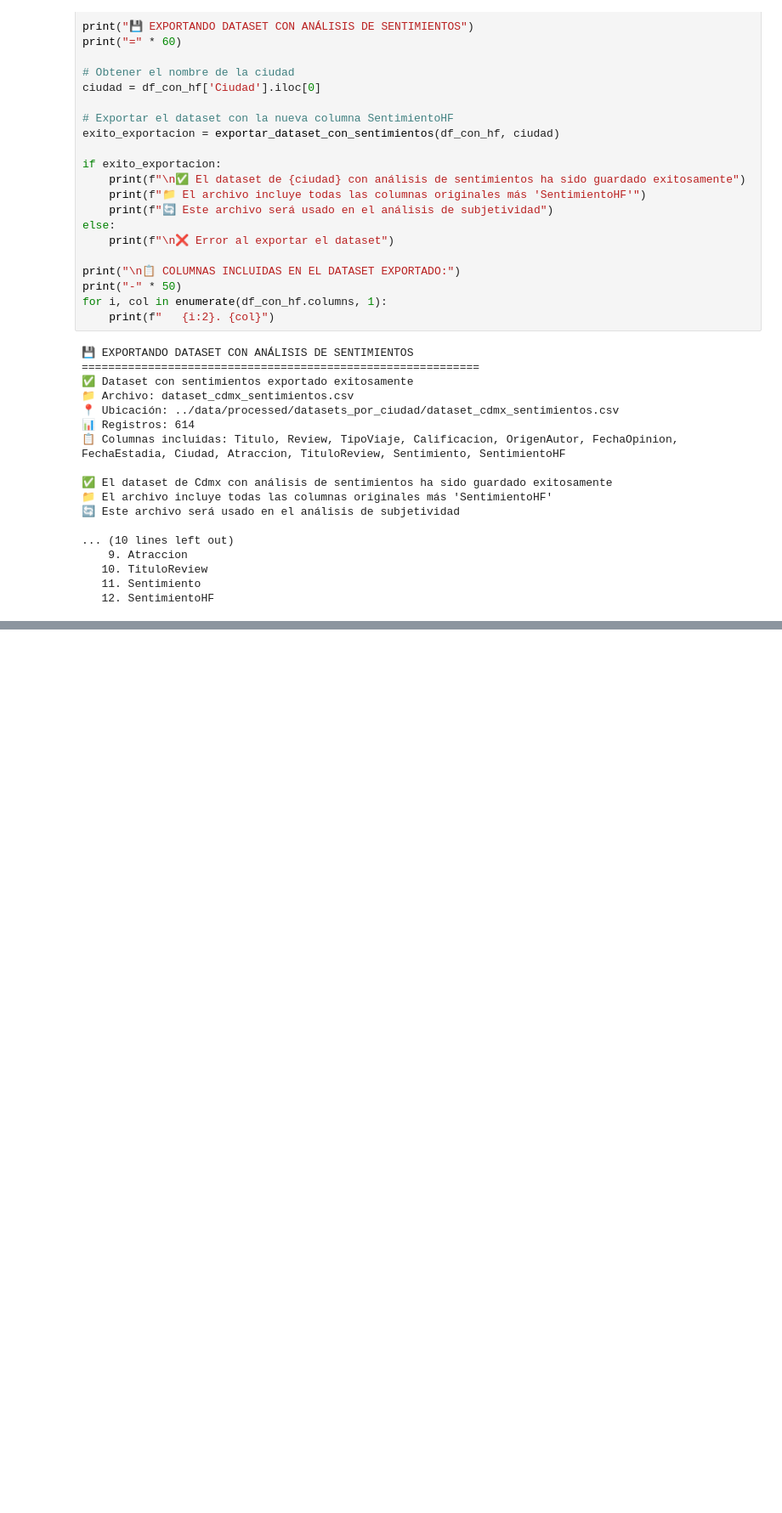
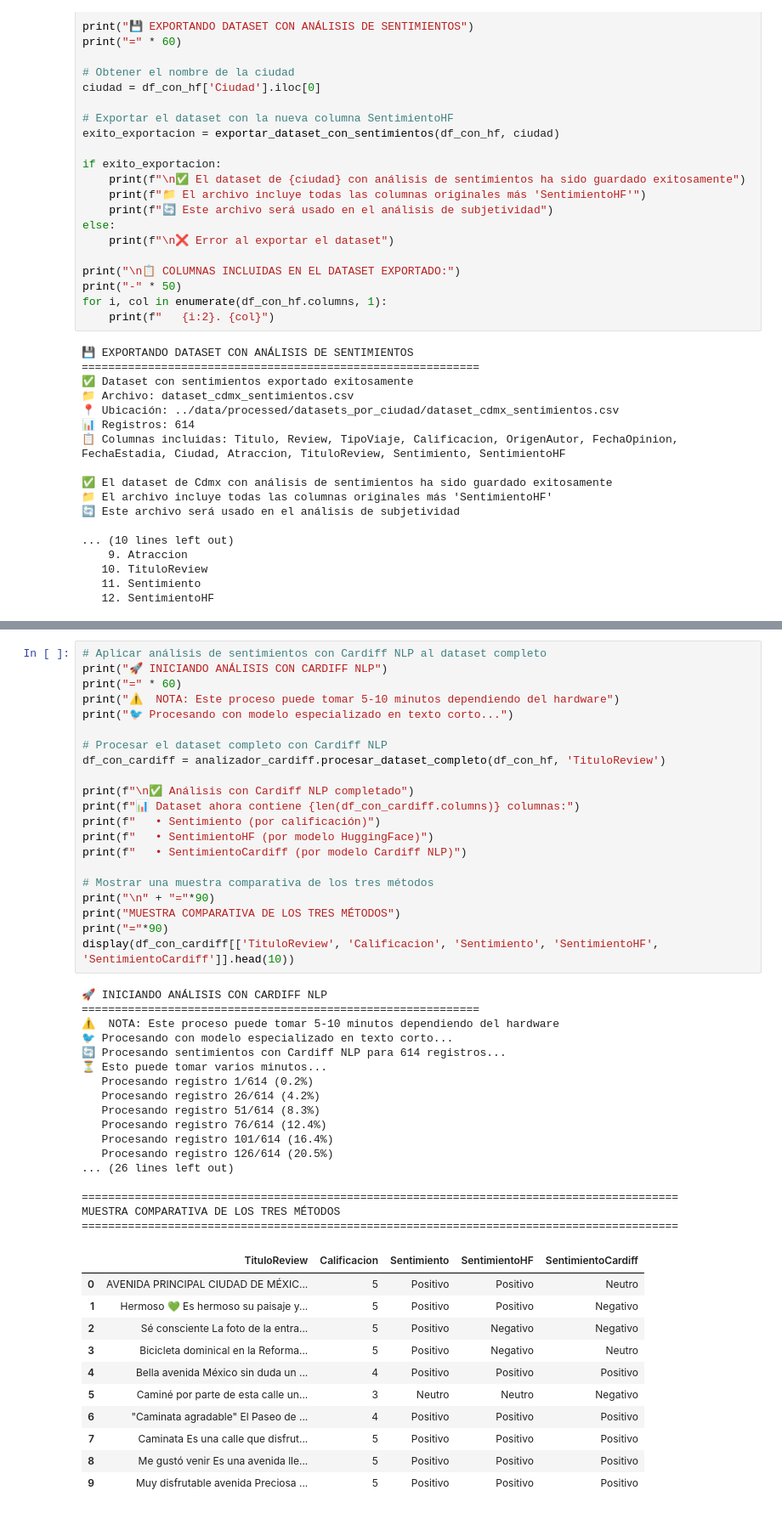
Before and after one commit to VictorWKey/AI-Tourism-Opinion-Analyzer, a Jupyter notebook: notebooks/02-analisis-de-sentimientos.ipynb, the cells around one changed output, grey strips where cells are left out. Shown at 85% size. Cells and saved outputs as stored; diff of their text form; blank space fills up the shorter version.

```diff
--- a/notebooks/02-analisis-de-sentimientos.ipynb
+++ b/notebooks/02-analisis-de-sentimientos.ipynb
@@ -499,0 +558,50 @@ for i, col in enumerate(df_con_hf.columns, 1):
+# %%
+# Aplicar análisis de sentimientos con Cardiff NLP al dataset completo
+print("🚀 INICIANDO ANÁLISIS CON CARDIFF NLP")
+print("=" * 60)
+print("⚠️  NOTA: Este proceso puede tomar 5-10 minutos dependiendo del hardware")
+print("🐦 Procesando con modelo especializado en texto corto...")
+
+# Procesar el dataset completo con Cardiff NLP
+df_con_cardiff = analizador_cardiff.procesar_dataset_completo(df_con_hf, 'TituloReview')
+
+print(f"\n✅ Análisis con Cardiff NLP completado")
+print(f"📊 Dataset ahora contiene {len(df_con_cardiff.columns)} columnas:")
+print(f"   • Sentimiento (por calificación)")
+print(f"   • SentimientoHF (por modelo HuggingFace)")
+print(f"   • SentimientoCardiff (por modelo Cardiff NLP)")
+
+# Mostrar una muestra comparativa de los tres métodos
+print("\n" + "="*90)
+print("MUESTRA COMPARATIVA DE LOS TRES MÉTODOS")
+print("="*90)
+display(df_con_cardiff[['TituloReview', 'Calificacion', 'Sentimiento', 'SentimientoHF', 'SentimientoCardiff']].head(10))
+# %% [output]
+🚀 INICIANDO ANÁLISIS CON CARDIFF NLP
+============================================================
+⚠️  NOTA: Este proceso puede tomar 5-10 minutos dependiendo del hardware
+🐦 Procesando con modelo especializado en texto corto...
+🔄 Procesando sentimientos con Cardiff NLP para 614 registros...
+⏳ Esto puede tomar varios minutos...
+   Procesando registro 1/614 (0.2%)
+   Procesando registro 26/614 (4.2%)
+   Procesando registro 51/614 (8.3%)
+   Procesando registro 76/614 (12.4%)
+   Procesando registro 101/614 (16.4%)
+   Procesando registro 126/614 (20.5%)
+... (26 lines left out)
+
+==========================================================================================
+MUESTRA COMPARATIVA DE LOS TRES MÉTODOS
+==========================================================================================
+|  | TituloReview | Calificacion | Sentimiento | SentimientoHF | SentimientoCardiff |
+| 0 | AVENIDA PRINCIPAL CIUDAD DE MÉXIC... | 5 | Positivo | Positivo | Neutro |
+| 1 | Hermoso 💚 Es hermoso su paisaje y... | 5 | Positivo | Positivo | Negativo |
+| 2 | Sé consciente La foto de la entra... | 5 | Positivo | Negativo | Negativo |
+| 3 | Bicicleta dominical en la Reforma... | 5 | Positivo | Negativo | Neutro |
+| 4 | Bella avenida México sin duda un ... | 4 | Positivo | Positivo | Positivo |
+| 5 | Caminé por parte de esta calle un... | 3 | Neutro | Neutro | Negativo |
+| 6 | "Caminata agradable" El Paseo de ... | 4 | Positivo | Positivo | Positivo |
+| 7 | Caminata Es una calle que disfrut... | 5 | Positivo | Positivo | Positivo |
+| 8 | Me gustó venir Es una avenida lle... | 5 | Positivo | Positivo | Positivo |
+| 9 | Muy disfrutable avenida Preciosa ... | 5 | Positivo | Positivo | Positivo |
```
Also changed, not shown: parts of 15 cells of this notebook, 21 other files.
